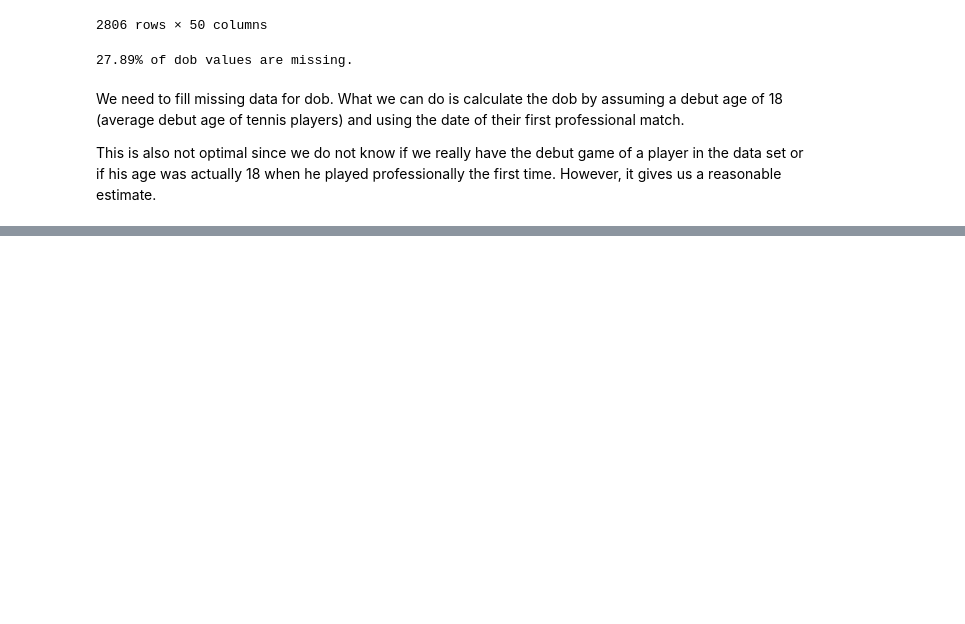
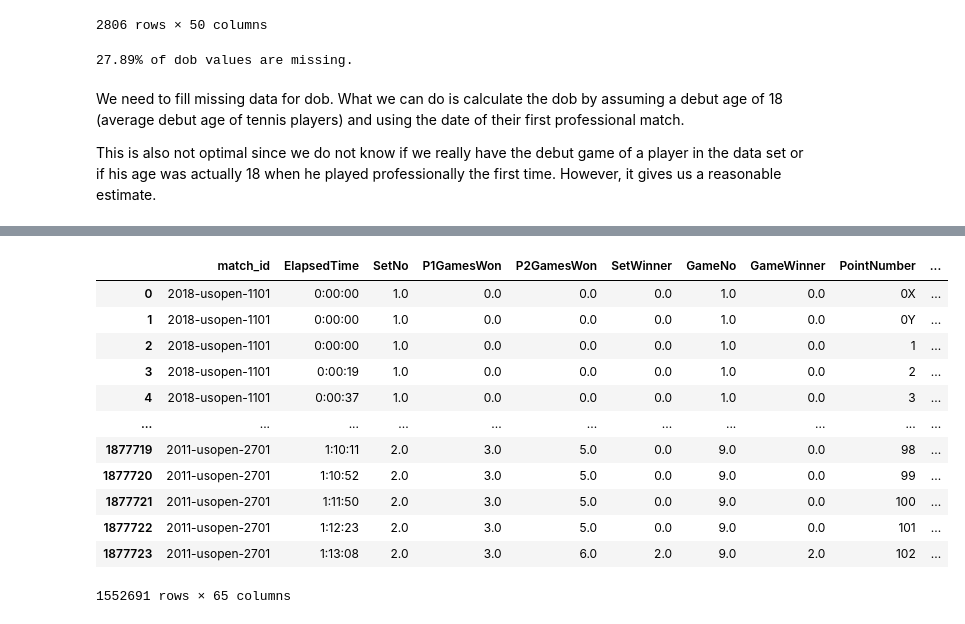
Before and after one commit to phoenox001/TennisMatchAnalysis, a Jupyter notebook: notebooks/eda.ipynb, the cells around one changed output, grey strips where cells are left out. Saved outputs shown, nothing was run; the diff lists cells and outputs as text; code cells hidden in the pictures; blank space fills up the shorter version.

```diff
--- a/notebooks/eda.ipynb
+++ b/notebooks/eda.ipynb
@@ -268,3 +264,37 @@ We need to fill missing data for dob.
 What we can do is calculate the dob by assuming a debut age of 18 (average debut age of tennis players) and using the date of their first professional match.
 
 This is also not optimal since we do not know if we really have the debut game of a player in the data set or if his age was actually 18 when he played professionally the first time. However, it gives us a reasonable estimate.
+# %%
+import os
+import glob
+def read_all_pointbypoint_data(directory, file_pattern="*-points.csv"):
+    """
+    Reads all point-by-point data files from a directory and concatenates them into a single DataFrame.
+
+    Args:
+        directory (str): Directory containing point-by-point CSV files.
+
+    Returns:
+        pd.DataFrame: Concatenated DataFrame of all point-by-point data.
+    """
+    pattern = os.path.join(directory, file_pattern)
+    file_list = glob.glob(pattern)
+
+    if not file_list:
+        raise FileNotFoundError(
+            f"No files matching pattern '{pattern}' found in directory '{directory}'."
+        )
+
+    pointbypoint_data_list = [pd.read_csv(file) for file in file_list]
+    for x in pointbypoint_data_list:
+        print(f"Loaded {x.shape[0]} rows from {x.columns.tolist()}")
+    combined_pointbypoint_data = pd.concat(pointbypoint_data_list, ignore_index=True)
+    return combined_pointbypoint_data
+
+points_data = read_all_pointbypoint_data('../data/slam_pointbypoint')
+print(points_data.shape)
+print(points_data.columns)
+print(points_data.dtypes)
+points_data = points_data[points_data['ElapsedTime'].notna()]
+points_data
+# %% [output]
@@ -270,0 +318,13 @@ This is also not optimal since we do not know if we really have the debut game o
+|  | match_id | ElapsedTime | SetNo | P1GamesWon | P2GamesWon | SetWinner | GameNo | GameWinner | PointNumber | ... |
+| 0 | 2018-usopen-1101 | 0:00:00 | 1.0 | 0.0 | 0.0 | 0.0 | 1.0 | 0.0 | 0X | ... |
+| 1 | 2018-usopen-1101 | 0:00:00 | 1.0 | 0.0 | 0.0 | 0.0 | 1.0 | 0.0 | 0Y | ... |
+| 2 | 2018-usopen-1101 | 0:00:00 | 1.0 | 0.0 | 0.0 | 0.0 | 1.0 | 0.0 | 1 | ... |
+| 3 | 2018-usopen-1101 | 0:00:19 | 1.0 | 0.0 | 0.0 | 0.0 | 1.0 | 0.0 | 2 | ... |
+| 4 | 2018-usopen-1101 | 0:00:37 | 1.0 | 0.0 | 0.0 | 0.0 | 1.0 | 0.0 | 3 | ... |
+| ... | ... | ... | ... | ... | ... | ... | ... | ... | ... | ... |
+| 1877719 | 2011-usopen-2701 | 1:10:11 | 2.0 | 3.0 | 5.0 | 0.0 | 9.0 | 0.0 | 98 | ... |
+| 1877720 | 2011-usopen-2701 | 1:10:52 | 2.0 | 3.0 | 5.0 | 0.0 | 9.0 | 0.0 | 99 | ... |
+| 1877721 | 2011-usopen-2701 | 1:11:50 | 2.0 | 3.0 | 5.0 | 0.0 | 9.0 | 0.0 | 100 | ... |
+| 1877722 | 2011-usopen-2701 | 1:12:23 | 2.0 | 3.0 | 5.0 | 0.0 | 9.0 | 0.0 | 101 | ... |
+| 1877723 | 2011-usopen-2701 | 1:13:08 | 2.0 | 3.0 | 6.0 | 2.0 | 9.0 | 2.0 | 102 | ... |
+1552691 rows × 65 columns
```
Also changed, not shown: parts of 6 cells of this notebook, 5 other files.
